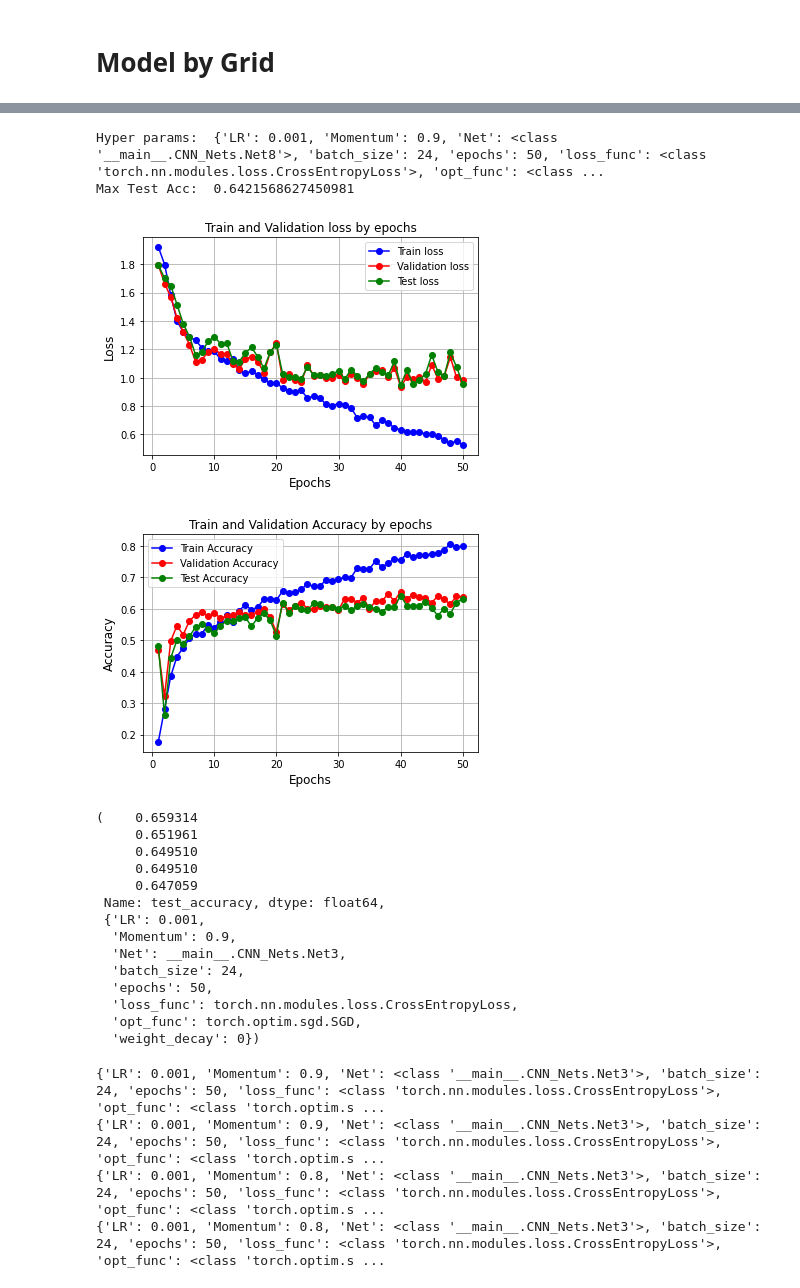
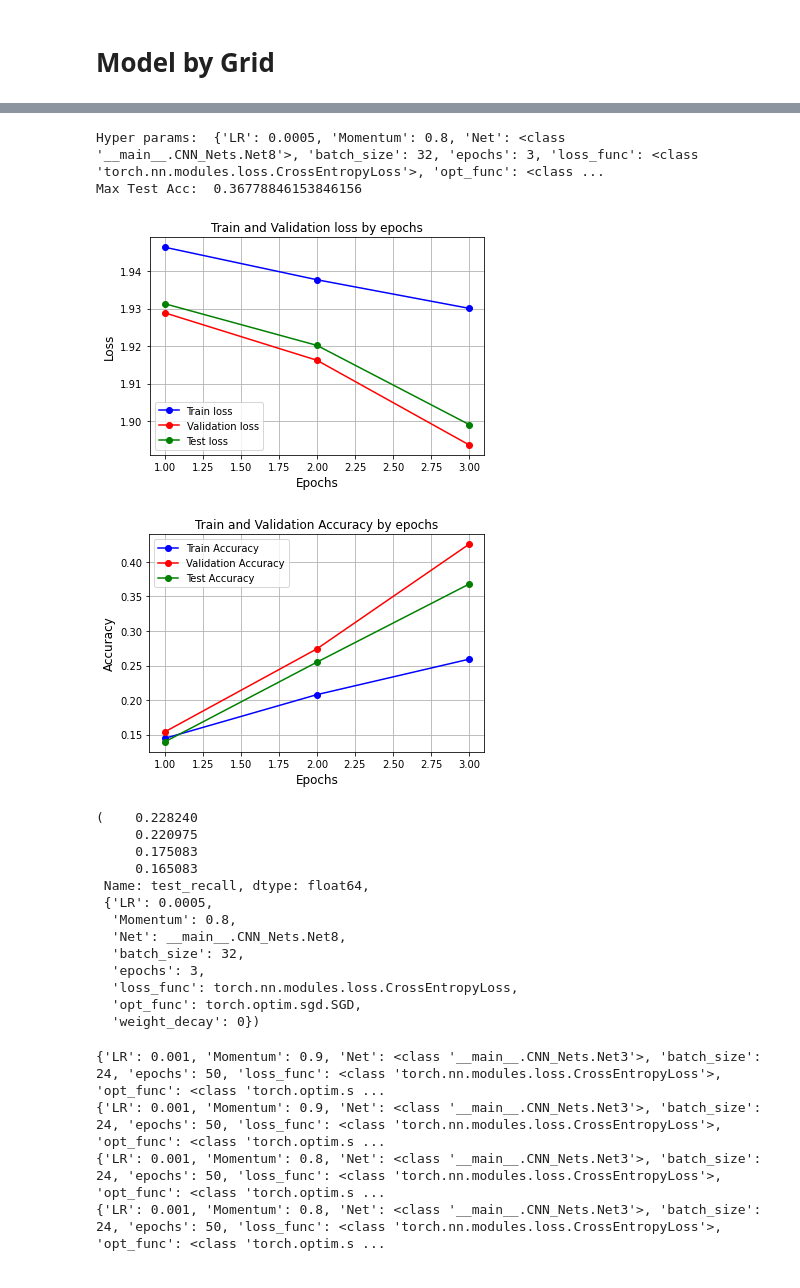
Before and after one commit to sepandms/SkinCare, a Jupyter notebook: CNN_AutoEconder.ipynb, the cells around one changed output, grey strips where cells are left out. Saved outputs shown, nothing was run; the diff lists cells and outputs as text; code cells hidden in the pictures.

```diff
--- a/CNN_AutoEconder.ipynb
+++ b/CNN_AutoEconder.ipynb
@@ -809,11 +747,11 @@ testDataset = dset(input_data[2], labels[2])
 # loss_func  =  [nn.CrossEntropyLoss]
 # opt_func = [torch.optim.SGD]
 
-Net = [CNN_Nets.Net8]
-LR = [ 1e-4,5e-4]
-batch_size = [32,48]
-Momentum = [0.9,0.95]
-epochs = [80]
+Net = [CNN_Nets.Net8,CNN_Nets.Net3]
+LR = [ 1e-2,1e-3,1e-4]
+batch_size = [24,32,48]
+Momentum = [0.7,0.8,0.9]
+epochs = [60]
 weight_decay = [0,1e-3,1e-6]
 loss_func  =  [nn.CrossEntropyLoss]
 opt_func = [torch.optim.SGD]
@@ -832,8 +770,9 @@ grid = {
 params = sk.model_selection.ParameterGrid(grid)
 # %%
 print_epochs = False
+export_csv = False
 
-Hyper_Details = pd.DataFrame(columns=['hyper_param','train_accuracy','valid_accuracy','test_accuracy','train_epoch_loss','train_epoch_acc','valid_epoch_loss','valid_epoch_acc','test_epoch_acc','test_epoch_loss'])
+Hyper_Details = pd.DataFrame(columns=['hyper_param','test_recall','valid_recall','train_accuracy','valid_accuracy','test_accuracy','train_epoch_loss','train_epoch_acc','valid_epoch_loss','valid_epoch_acc','test_epoch_acc','test_epoch_loss'])
 date_hour = datetime.now().strftime("%d_%b_%Y_%H:%M")
 Max_train_Acc = 0
 Max_valid_Acc = 0
@@ -860,27 +799,46 @@ for p in pbar:
     test_epoch_loss = Model_.Epochs_test_loss
     test_epoch_acc = Model_.Epochs_test_Acc
 
+
+
     if train_accuracy > Max_train_Acc: Max_train_Acc = train_accuracy
     if valid_accuracy > Max_valid_Acc: Max_valid_Acc = valid_accuracy
     if test_accuracy > Max_test_Acc: Max_test_Acc = test_accuracy
 
+
+    model_ = Model_.model.eval()
+    # test Avg. Sensitivity
+    X = input_data[2].to(device)
+    Y = labels[2]
+    Y_pred = model_(X).argmax(dim=1).to('cpu')
+    test_precision, test_recall, test_fscore, m = sk.metrics.precision_recall_fscore_support(Y, Y_pred, average = 'macro')
+    # Valid Avg. Sensitivity
+    X = input_data[1].to(device)
+    Y = labels[1]
+    Y_pred = model_(X).argmax(dim=1).to('cpu')
+    valid_precision, valid_recall, valid_fscore, m = sk.metrics.precision_recall_fscore_support(Y, Y_pred, average = 'macro')
+
+
     pbar.set_description(f'Max_Train_Acc: {Max_train_Acc:.1%} , Max_Valide_Acc: {Max_valid_Acc:.1%} , Max_Test_Acc: {Max_test_Acc:.1%}')
     pbar.set_postfix_str(f'Train_Acc: {train_accuracy:.1%} , Valide_Acc: {valid_accuracy:.1%} , Test_Acc: {test_accuracy:.1%}')
 
-    new_row = pd.Series({'hyper_param':p,'train_accuracy':train_accuracy,'valid_accuracy':valid_accuracy,'test_accuracy':test_accuracy,
+    new_row = pd.Series({'hyper_param':p,'test_recall':test_recall,'valid_recall':valid_recall,'train_accuracy':train_accuracy,'valid_accuracy':valid_accuracy,'test_accuracy':test_accuracy,
                          'train_epoch_loss':train_epoch_loss,'train_epoch_acc':train_epoch_acc,'valid_epoch_loss':valid_epoch_loss,'valid_epoch_acc':valid_epoch_acc,'test_epoch_acc':test_epoch_acc,'test_epoch_loss':test_epoch_loss}, name='')
     Hyper_Details = Hyper_Details.append(new_row)
 
-    Hyper_Details.to_csv(G_save + 'CNN_Grid_Searc_Details_'+ date_hour+ '.csv')
+    if export_csv:
+      Hyper_Details.to_csv(G_save + 'CNN_Grid_Searc_Details_'+ date_hour+ '.csv')
 
 best_one = np.argmax(Hyper_Details.test_accuracy)
 best_param = Hyper_Details.iloc[best_one]['hyper_param']
-best_params = Hyper_Details.sort_values('test_accuracy',ascending=False)['hyper_param'][:4]
+best_params = Hyper_Details.sort_values('test_recall',ascending=False)['hyper_param'][:4]
 
-Grid_Details = Hyper_Details.sort_values('test_accuracy', ascending=False)
+Grid_Details = Hyper_Details.sort_values('test_recall', ascending=False)
 
 Model_Grid = Model_Training_with_loader(**best_param,w_sampler = w_sampler , trainDataset = trainDataset, validDataset = validDataset , X_test = X_test, Y_test = Y_test, print_epochs =print_epochs,hyper_params=best_param)
 np.random.seed(0)
 random.seed(0)
 torch.manual_seed(0)
 Model_Grid.train()
+print('Max Avg. Recall on Test ====>> :')
+Grid_Details['test_recall'][:5], Grid_Details['hyper_param'][0]
@@ -887,10 +887,10 @@ Model_Grid.train()
 # %%
-details_ = Grid_Details[['hyper_param','train_epoch_loss','valid_epoch_loss','test_epoch_loss','train_epoch_acc','valid_epoch_acc','test_epoch_acc']].iloc[[5]]
+details_ = Grid_Details[['hyper_param','train_epoch_loss','valid_epoch_loss','test_epoch_loss','train_epoch_acc','valid_epoch_acc','test_epoch_acc']].iloc[[0]]
 print('Hyper params: ', details_.hyper_param[0])
 print('Max Test Acc: ', max(details_.test_epoch_acc[0]))
 plot_grid_results(details_)
 # %% [output]
-Hyper params:  {'LR': 0.001, 'Momentum': 0.9, 'Net': <class '__main__.CNN_Nets.Net8'>, 'batch_size': 24, 'epochs': 50, 'loss_func': <class 'torch.nn.modules.loss.CrossEntropyLoss'>, 'opt_func': <class ...
-Max Test Acc:  0.6421568627450981
+Hyper params:  {'LR': 0.0005, 'Momentum': 0.8, 'Net': <class '__main__.CNN_Nets.Net8'>, 'batch_size': 32, 'epochs': 3, 'loss_func': <class 'torch.nn.modules.loss.CrossEntropyLoss'>, 'opt_func': <class ...
+Max Test Acc:  0.36778846153846156
-[figure, old version]
+[figure, new version]
-[figure, old version]
+[figure, new version]
@@ -919,17 +897,16 @@ def plot_loss_accuracy(model_):
 # %%
-Grid_Details['test_accuracy'][:5], Grid_Details['hyper_param'][0]
+Grid_Details['test_recall'][:5], Grid_Details['hyper_param'][0]
 # %% [output]
-(    0.659314
-     0.651961
-     0.649510
-     0.649510
-     0.647059
- Name: test_accuracy, dtype: float64,
- {'LR': 0.001,
-  'Momentum': 0.9,
-  'Net': __main__.CNN_Nets.Net3,
-  'batch_size': 24,
-  'epochs': 50,
+(    0.228240
+     0.220975
+     0.175083
+     0.165083
+ Name: test_recall, dtype: float64,
+ {'LR': 0.0005,
+  'Momentum': 0.8,
+  'Net': __main__.CNN_Nets.Net8,
+  'batch_size': 32,
+  'epochs': 3,
   'loss_func': torch.nn.modules.loss.CrossEntropyLoss,
   'opt_func': torch.optim.sgd.SGD,
   'weight_decay': 0})
```
Also changed, not shown: parts of 11 cells of this notebook.
